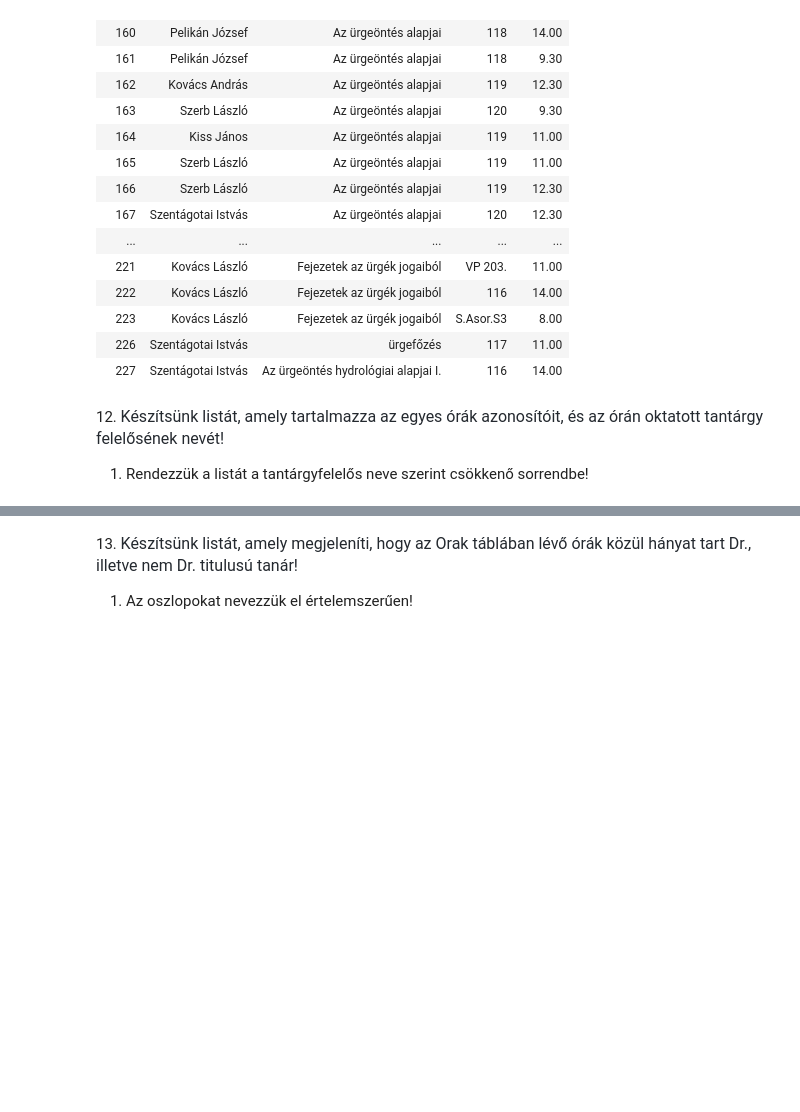
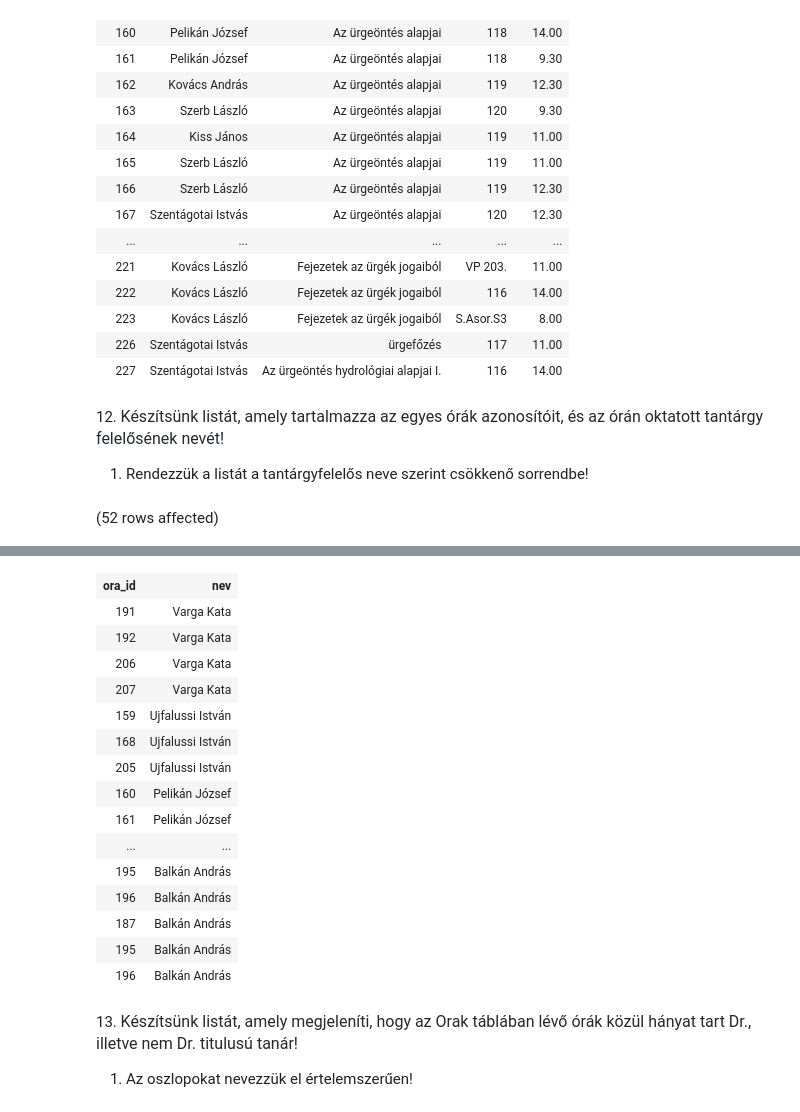
Before and after one commit to Munti05/sql_gyak, a Jupyter notebook: gyakorlat02_feladatok_sajat.ipynb, the cells around one changed output, grey strips where cells are left out. Cells and saved outputs as stored; diff of their text form; code cells hidden in the pictures; blank space fills up the shorter version.

```diff
--- a/gyakorlat02_feladatok_sajat.ipynb
+++ b/gyakorlat02_feladatok_sajat.ipynb
@@ -274,3 +274,11 @@ Total execution time: 00:00:00.027
 12. <span style="color: rgb(36, 41, 47); font-family: -apple-system, BlinkMacSystemFont, &quot;Segoe UI&quot;, Helvetica, Arial, sans-serif, &quot;Apple Color Emoji&quot;, &quot;Segoe UI Emoji&quot;; font-size: 16px;">Készítsünk listát, amely tartalmazza az egyes órák azonosítóit, és az órán oktatott tantárgy felelősének nevét!</span>
 
 1. Rendezzük a listát a tantárgyfelelős neve szerint csökkenő sorrendbe!
+# %%
+select Orak.ora_id, Oktatok.nev
+
+from Orak JOIN Tantárgyak ON orak.tanar = Tantárgyak.Tantárgyfelelős
+    JOIN Oktatok on Oktatok.oktato_id = Tantárgyak.Tantárgyfelelős
+ORDER by Oktatok.nev DESC
+# %% [output]
+(52 rows affected)
@@ -277,3 +286,19 @@ Total execution time: 00:00:00.027
+| ora_id | nev |
+| 191 | Varga Kata |
+| 192 | Varga Kata |
+| 206 | Varga Kata |
+| 207 | Varga Kata |
+| 159 | Ujfalussi István |
+| 168 | Ujfalussi István |
+| 205 | Ujfalussi István |
+| 160 | Pelikán József |
+| 161 | Pelikán József |
+| ... | ... |
+| 195 | Balkán András |
+| 196 | Balkán András |
+| 187 | Balkán András |
+| 195 | Balkán András |
+| 196 | Balkán András |
 # %% [markdown]
 13. <span style="color: rgb(36, 41, 47); font-family: -apple-system, BlinkMacSystemFont, &quot;Segoe UI&quot;, Helvetica, Arial, sans-serif, &quot;Apple Color Emoji&quot;, &quot;Segoe UI Emoji&quot;; font-size: 16px;">Készítsünk listát, amely megjeleníti, hogy az Orak táblában lévő órák közül hányat tart Dr., illetve nem Dr. titulusú tanár!</span>
 
```
Also changed, not shown: parts of 2 cells of this notebook.
